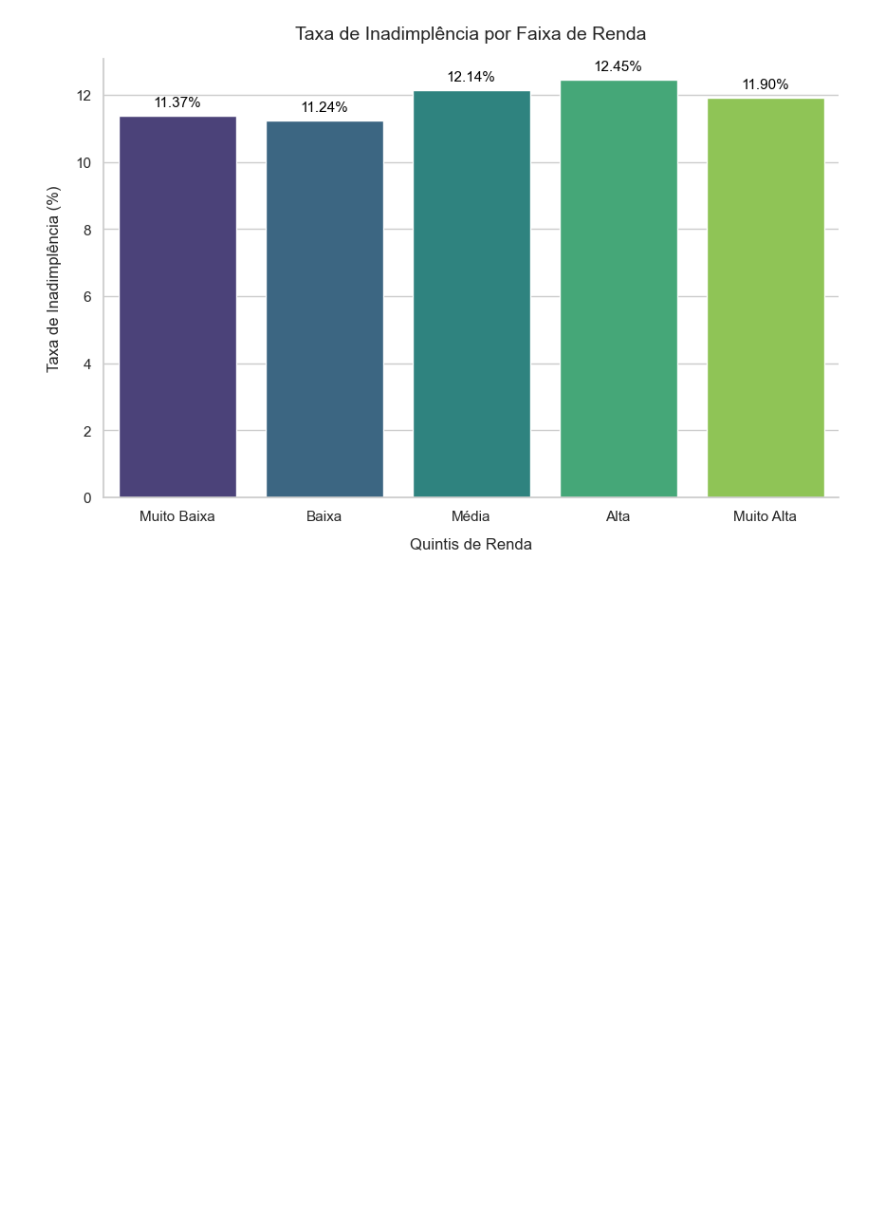
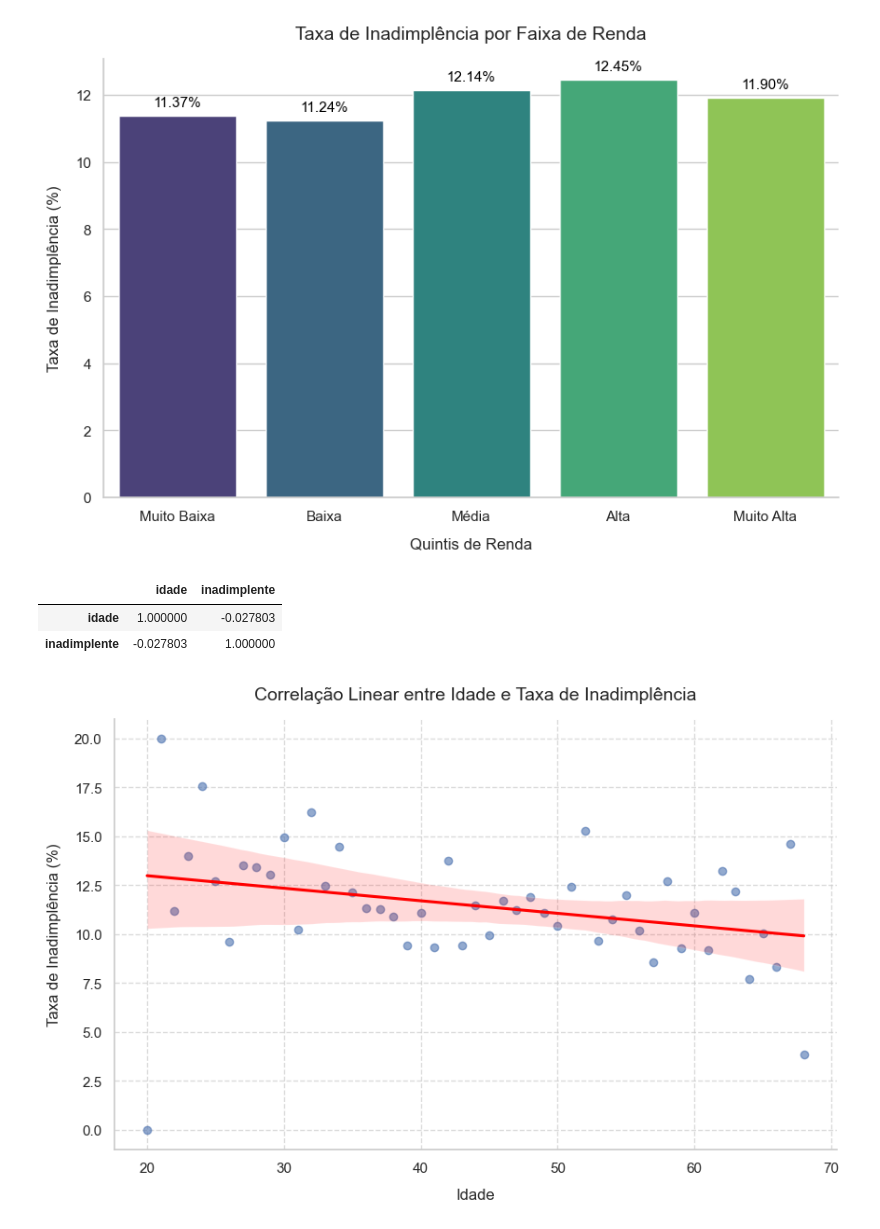
Before and after one commit to edu-roquette/projeto-eda, a Jupyter notebook: notebooks/analise.ipynb, the cells around one changed output. Saved outputs shown, nothing was run; the diff lists cells and outputs as text; code cells hidden in the pictures; blank space fills up the shorter version.

Commit message:
feat: elaboração da análise para segunda pergunta de negócio: idade < - > inadimplência

```diff
--- a/notebooks/analise.ipynb
+++ b/notebooks/analise.ipynb
@@ -575,3 +574,32 @@ sns.despine()
 plt.show()
 # %% [output]
 [figure]
+# %%
+# CÁLCULO DA CORRELAÇÃO DE PEARSON ENTRE A IDADE E INADIMPLENTE
+
+df_final[['idade', 'inadimplente']].corr()
+# %% [output]
+|  | idade | inadimplente |
+| idade | 1.000000 | -0.027803 |
+| inadimplente | -0.027803 | 1.000000 |
+# %%
+df_idade_inadimplencia = df_final.groupby('idade')['inadimplente'].mean().reset_index()
+df_idade_inadimplencia['taxa_inadimplencia'] = df_idade_inadimplencia['inadimplente'] * 100
+
+plt.figure(figsize=(10, 6))
+sns.regplot(
+    data=df_idade_inadimplencia,
+    x='idade',
+    y='taxa_inadimplencia',
+    scatter_kws={'alpha':0.6},
+    line_kws={'color': 'red'}
+)
+
+plt.title('Correlação Linear entre Idade e Taxa de Inadimplência', fontsize=14, pad=15)
+plt.xlabel('Idade', fontsize=12, labelpad=10)
+plt.ylabel('Taxa de Inadimplência (%)', fontsize=12, labelpad=10)
+sns.despine()
+plt.grid(True, linestyle='--', alpha=0.7)
+plt.show()
+# %% [output]
+[figure, added]
```
Also changed, not shown: parts of 1 cell of this notebook.
